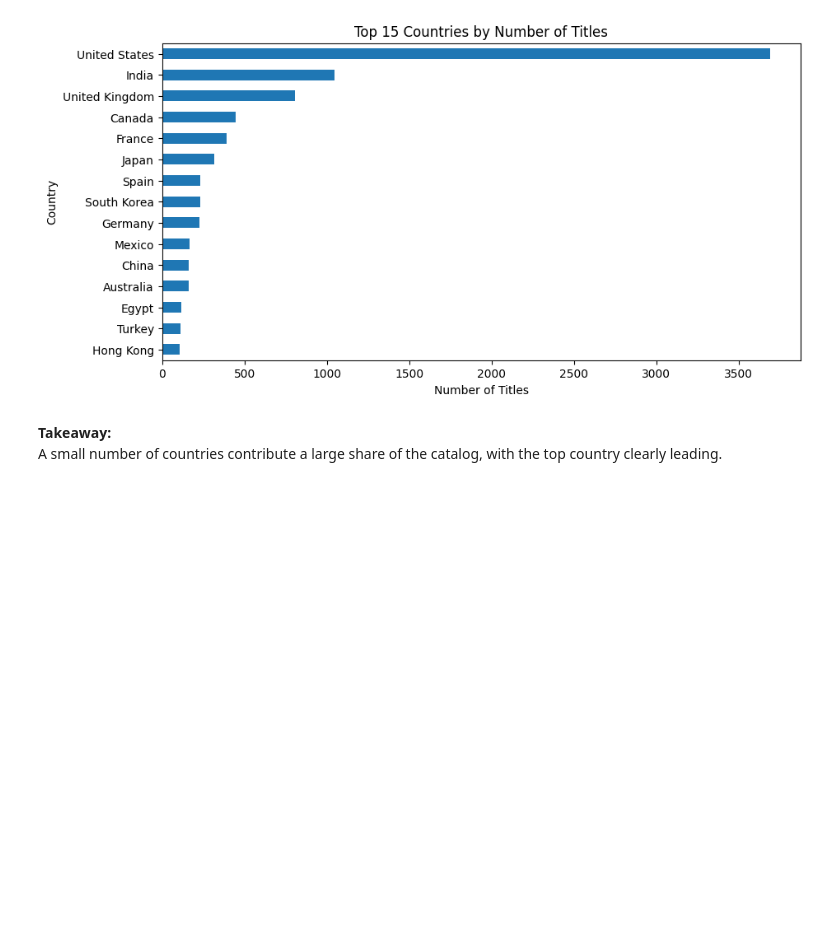
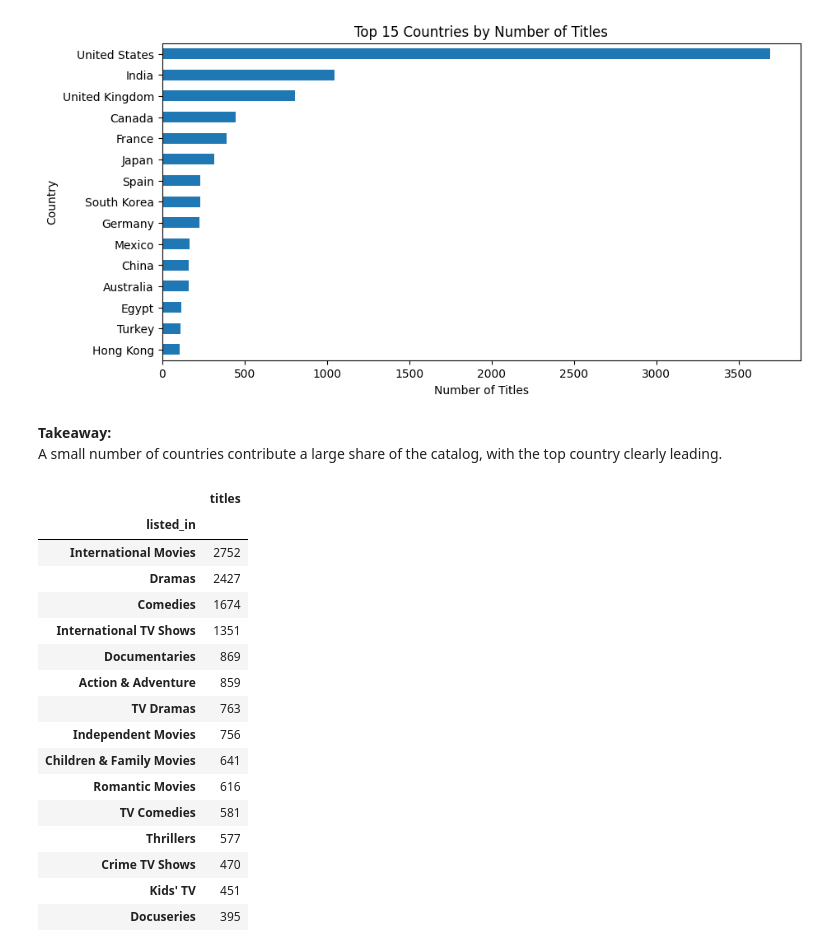
Before and after one commit to mohamadhaidar12482-ship-it/pandas-eda-case-study, a Jupyter notebook: notebooks/01_eda_netflix.ipynb, the cells around one changed output. Drawn from its saved outputs; the diff is of its cells as text; code cells hidden in the pictures; blank space fills up the shorter version.

```diff
--- a/notebooks/01_eda_netflix.ipynb
+++ b/notebooks/01_eda_netflix.ipynb
@@ -349,3 +349,35 @@ Text(0, 0.5, 'Country')
 # %% [markdown]
 **Takeaway:**
 A small number of countries contribute a large share of the catalog, with the top country clearly leading.
+# %%
+genre_counts = (
+    df["listed_in"]
+      .dropna()
+      .astype("string")
+      .str.split(",")
+      .explode()
+      .str.strip()
+      .value_counts()
+      .head(15)
+      .to_frame("titles")
+)
+
+genre_counts
+# %% [output]
+|  | titles |
+| listed_in |  |
+| International Movies | 2752 |
+| Dramas | 2427 |
+| Comedies | 1674 |
+| International TV Shows | 1351 |
+| Documentaries | 869 |
+| Action & Adventure | 859 |
+| TV Dramas | 763 |
+| Independent Movies | 756 |
+| Children & Family Movies | 641 |
+| Romantic Movies | 616 |
+| TV Comedies | 581 |
+| Thrillers | 577 |
+| Crime TV Shows | 470 |
+| Kids' TV | 451 |
+| Docuseries | 395 |
```
Also changed, not shown: parts of 2 cells of this notebook.
